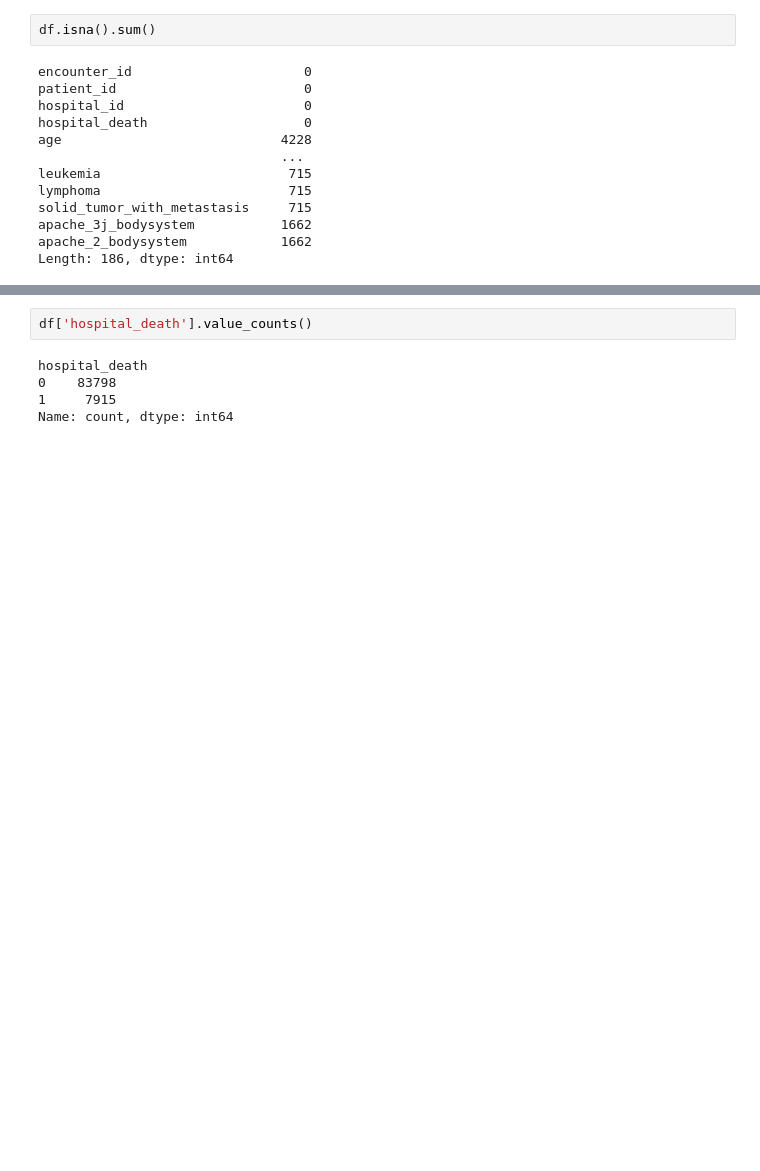
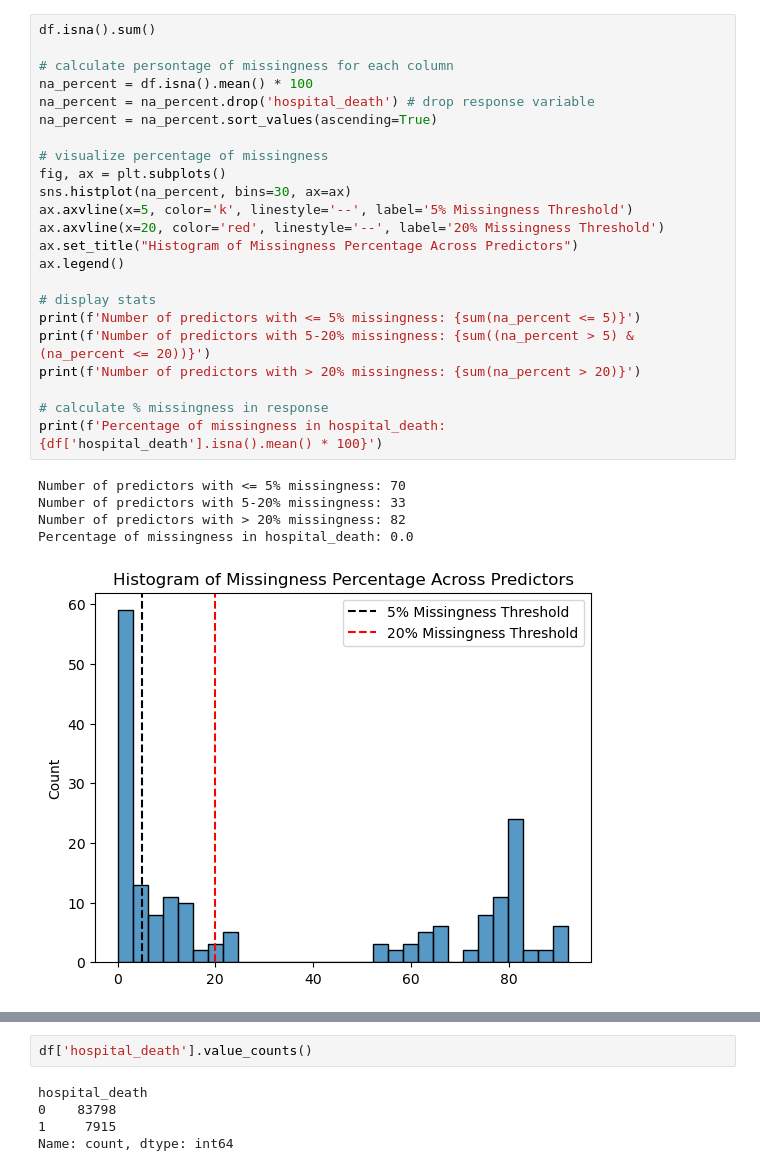
Before and after one commit to cindyrenxy/ac209a-project, a Jupyter notebook: ac209a_project.ipynb, the cells around one changed output, grey strips where cells are left out. Saved outputs shown, nothing was run; the diff lists cells and outputs as text; blank space fills up the shorter version.

Commit message:
added plots and descriptions for data missingness

```diff
--- a/ac209a_project.ipynb
+++ b/ac209a_project.ipynb
@@ -19,15 +50,29 @@ FileNotFoundError: [Errno 2] No such file or directory: 'data/training_v2.csv'
 # %%
 df.isna().sum()
+
+# calculate persontage of missingness for each column
+na_percent = df.isna().mean() * 100
+na_percent = na_percent.drop('hospital_death') # drop response variable
+na_percent = na_percent.sort_values(ascending=True)
+
+# visualize percentage of missingness
+fig, ax = plt.subplots()
+sns.histplot(na_percent, bins=30, ax=ax)
+ax.axvline(x=5, color='k', linestyle='--', label='5% Missingness Threshold')
+ax.axvline(x=20, color='red', linestyle='--', label='20% Missingness Threshold')
+ax.set_title("Histogram of Missingness Percentage Across Predictors")
+ax.legend()
+
+# display stats
+print(f'Number of predictors with <= 5% missingness: {sum(na_percent <= 5)}')
+print(f'Number of predictors with 5-20% missingness: {sum((na_percent > 5) & (na_percent <= 20))}')
+print(f'Number of predictors with > 20% missingness: {sum(na_percent > 20)}')
+
+# calculate % missingness in response
+print(f'Percentage of missingness in hospital_death: {df['hospital_death'].isna().mean() * 100}')
 # %% [output]
-encounter_id                      0
-patient_id                        0
-hospital_id                       0
-hospital_death                    0
-age                            4228
-                               ...
-leukemia                        715
-lymphoma                        715
-solid_tumor_with_metastasis     715
-apache_3j_bodysystem           1662
-apache_2_bodysystem            1662
-Length: 186, dtype: int64
+Number of predictors with <= 5% missingness: 70
+Number of predictors with 5-20% missingness: 33
+Number of predictors with > 20% missingness: 82
+Percentage of missingness in hospital_death: 0.0
+[figure, added]
```
Also changed, not shown: parts of 8 cells of this notebook.
